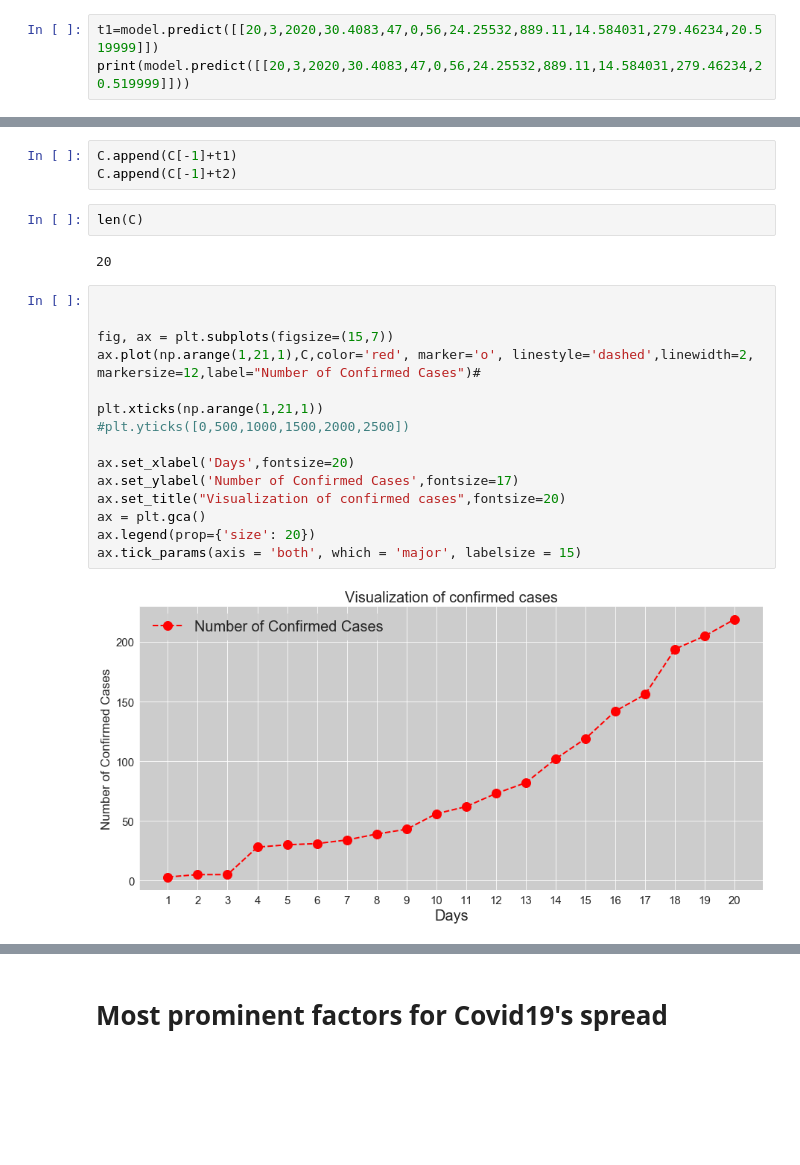
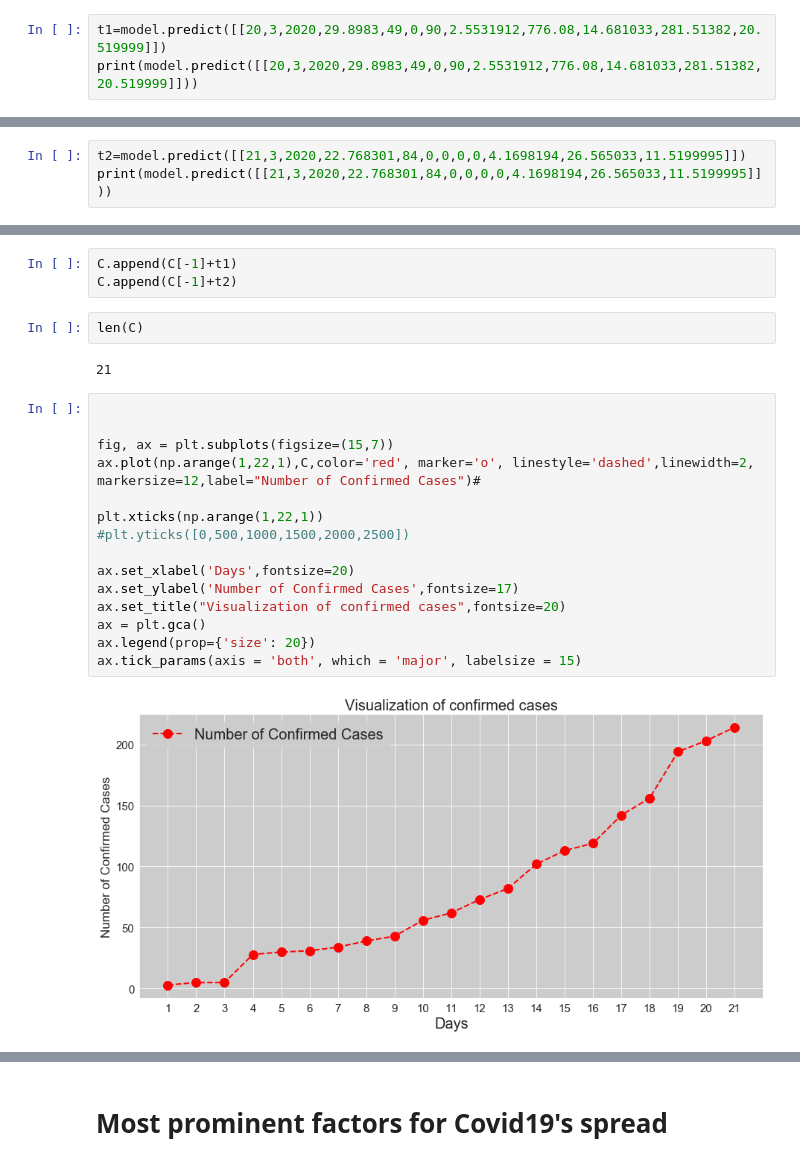
Before and after one commit to abhisheksaxena1998/project-covid19, a Jupyter notebook: Notebook.ipynb, the cells around one changed output, grey strips where cells are left out. Cells and saved outputs as stored; diff of their text form; blank space fills up the shorter version.

```diff
--- a/Notebook.ipynb
+++ b/Notebook.ipynb
@@ -89,6 +89,6 @@ print(model.predict([[11,3,2020,24.7192,48,0,0,60,157.53,11.70342,281.8215,18.36
 # %% [markdown]
 # Predict for next 10 days
 # %%
-t1=model.predict([[20,3,2020,30.4083,47,0,56,24.25532,889.11,14.584031,279.46234,20.519999]])
-print(model.predict([[20,3,2020,30.4083,47,0,56,24.25532,889.11,14.584031,279.46234,20.519999]]))
+t1=model.predict([[20,3,2020,29.8983,49,0,90,2.5531912,776.08,14.681033,281.51382,20.519999]])
+print(model.predict([[20,3,2020,29.8983,49,0,90,2.5531912,776.08,14.681033,281.51382,20.519999]]))
 # %% [output]
@@ -100,0 +96,3 @@ print(model.predict([[21,3,2020,30.4683,46,0,8,54.893616,886.44,15.335942,287.17
+# %%
+t2=model.predict([[21,3,2020,22.768301,84,0,0,0,0,4.1698194,26.565033,11.5199995]])
+print(model.predict([[21,3,2020,22.768301,84,0,0,0,0,4.1698194,26.565033,11.5199995]]))
@@ -128,24 +129,24 @@ C.append(C[-1]+t2)
 # %%
 len(C)
 # %% [output]
-20
+21
 # %%
 
 
 fig, ax = plt.subplots(figsize=(15,7))
-ax.plot(np.arange(1,21,1),C,color='red', marker='o', linestyle='dashed',linewidth=2, markersize=12,label="Number of Confirmed Cases")#
+ax.plot(np.arange(1,22,1),C,color='red', marker='o', linestyle='dashed',linewidth=2, markersize=12,label="Number of Confirmed Cases")#
 
-plt.xticks(np.arange(1,21,1))
+plt.xticks(np.arange(1,22,1))
 #plt.yticks([0,500,1000,1500,2000,2500])
 
 ax.set_xlabel('Days',fontsize=20)
 ax.set_ylabel('Number of Confirmed Cases',fontsize=17)
 ax.set_title("Visualization of confirmed cases",fontsize=20)
 ax = plt.gca()
 ax.legend(prop={'size': 20})
 ax.tick_params(axis = 'both', which = 'major', labelsize = 15)
 # %% [output]
-[figure, old version]
+[figure, new version]
 # %%
 C
 # %% [output]
```
Also changed, not shown: parts of 14 cells of this notebook.
